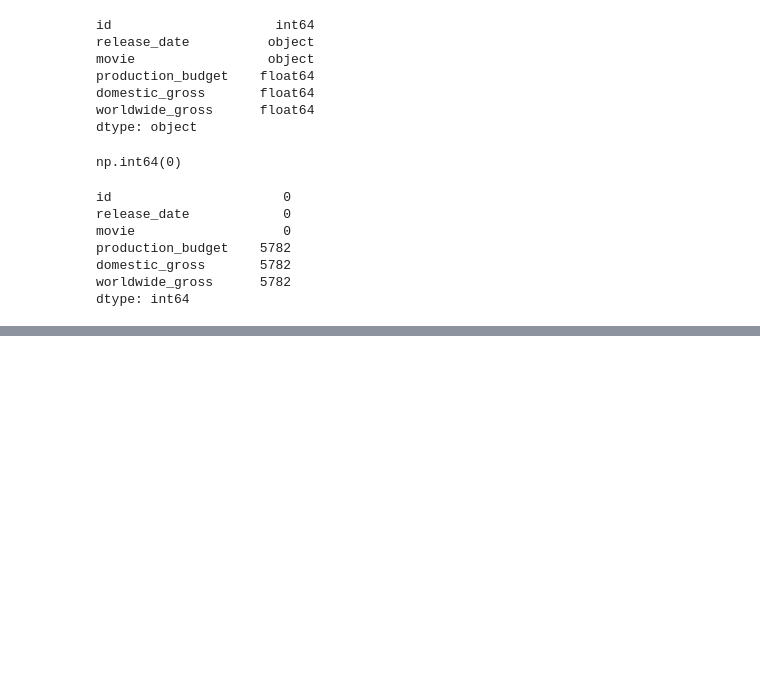
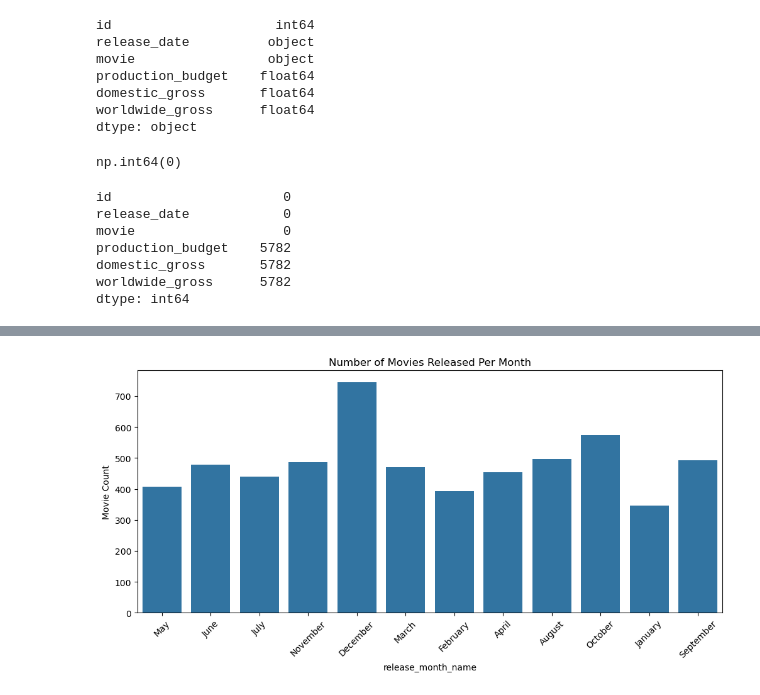
Before and after one commit to Christine-Muhoro/movie_group_project, a Jupyter notebook: notebooks/axle.ipynb, the cells around one changed output, grey strips where cells are left out. Drawn from its saved outputs; the diff is of its cells as text; code cells hidden in the pictures; blank space fills up the shorter version.

```diff
--- a/notebooks/axle.ipynb
+++ b/notebooks/axle.ipynb
@@ -362,0 +550,11 @@ dtype: int64
+# %%
+#Number of movies released per month
+# Movies released per month
+plt.figure(figsize=(12,5))
+sns.barplot(data=month_analysis, x=month_analysis.index, y='movie_count')
+plt.title("Number of Movies Released Per Month")
+plt.xticks(rotation=45)
+plt.ylabel("Movie Count")
+plt.show()
+# %% [output]
+[figure, added]
```
Also changed, not shown: parts of 20 cells of this notebook.
